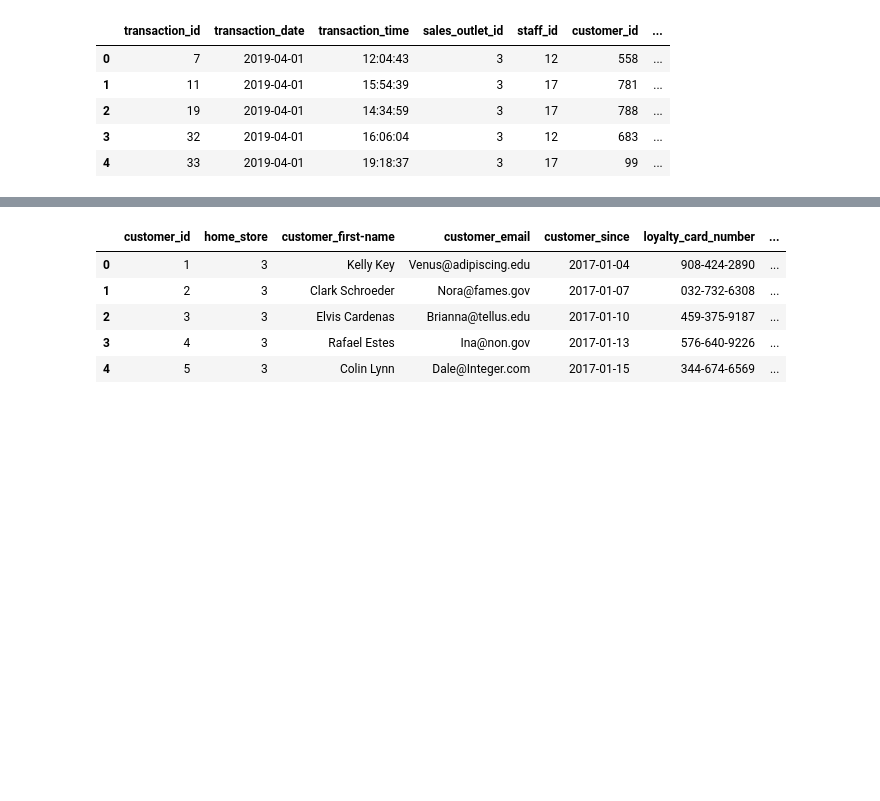
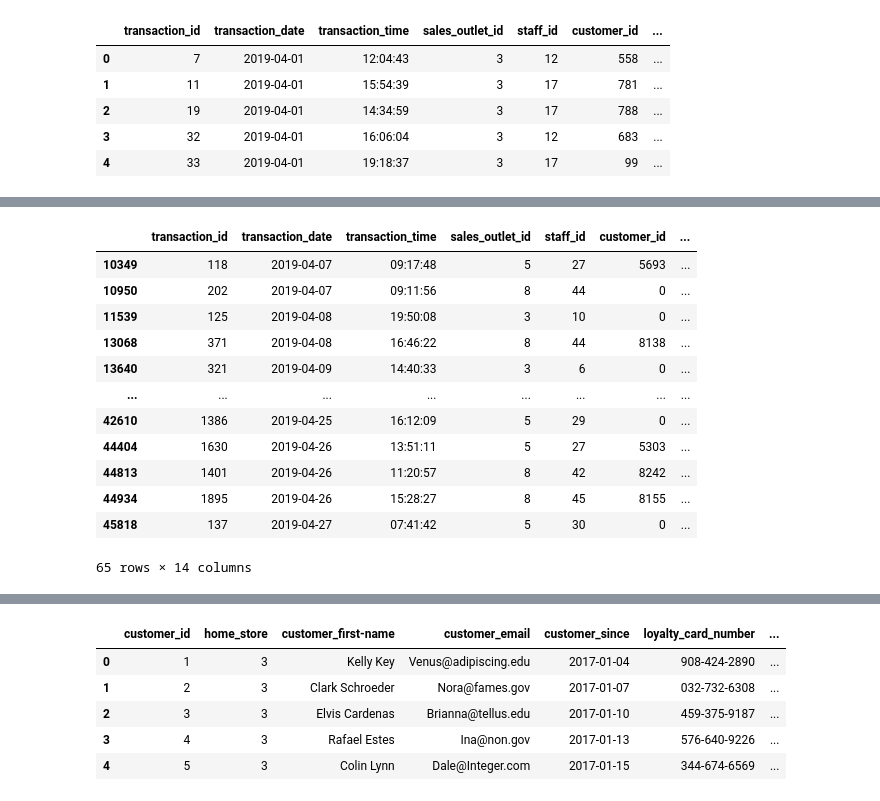
Before and after one commit to coffee-shop-analysis/coffee_project, a Jupyter notebook: acquire.ipynb, the cells around one changed output, grey strips where cells are left out. Cells and saved outputs as stored; diff of their text form; code cells hidden in the pictures; blank space fills up the shorter version.

```diff
--- a/acquire.ipynb
+++ b/acquire.ipynb
@@ -53,0 +118,16 @@ Name: transaction_date, dtype: int64
+# %%
+sales[sales.product_id == 2]
+# %% [output]
+|  | transaction_id | transaction_date | transaction_time | sales_outlet_id | staff_id | customer_id | ... |
+| 10349 | 118 | 2019-04-07 | 09:17:48 | 5 | 27 | 5693 | ... |
+| 10950 | 202 | 2019-04-07 | 09:11:56 | 8 | 44 | 0 | ... |
+| 11539 | 125 | 2019-04-08 | 19:50:08 | 3 | 10 | 0 | ... |
+| 13068 | 371 | 2019-04-08 | 16:46:22 | 8 | 44 | 8138 | ... |
+| 13640 | 321 | 2019-04-09 | 14:40:33 | 3 | 6 | 0 | ... |
+| ... | ... | ... | ... | ... | ... | ... | ... |
+| 42610 | 1386 | 2019-04-25 | 16:12:09 | 5 | 29 | 0 | ... |
+| 44404 | 1630 | 2019-04-26 | 13:51:11 | 5 | 27 | 5303 | ... |
+| 44813 | 1401 | 2019-04-26 | 11:20:57 | 8 | 42 | 8242 | ... |
+| 44934 | 1895 | 2019-04-26 | 15:28:27 | 8 | 45 | 8155 | ... |
+| 45818 | 137 | 2019-04-27 | 07:41:42 | 5 | 30 | 0 | ... |
+65 rows × 14 columns
```
Also changed, not shown: parts of 23 cells of this notebook.
